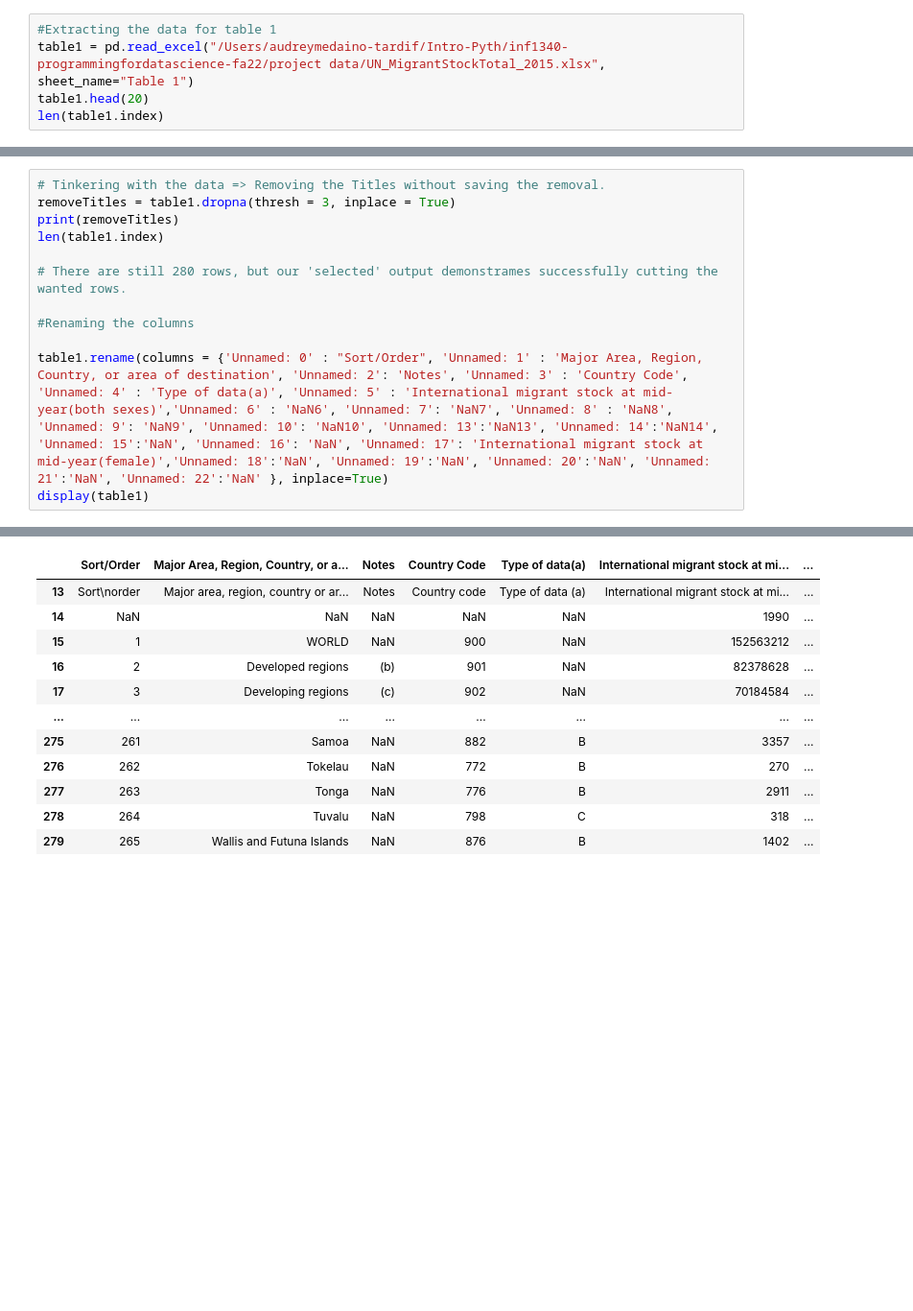
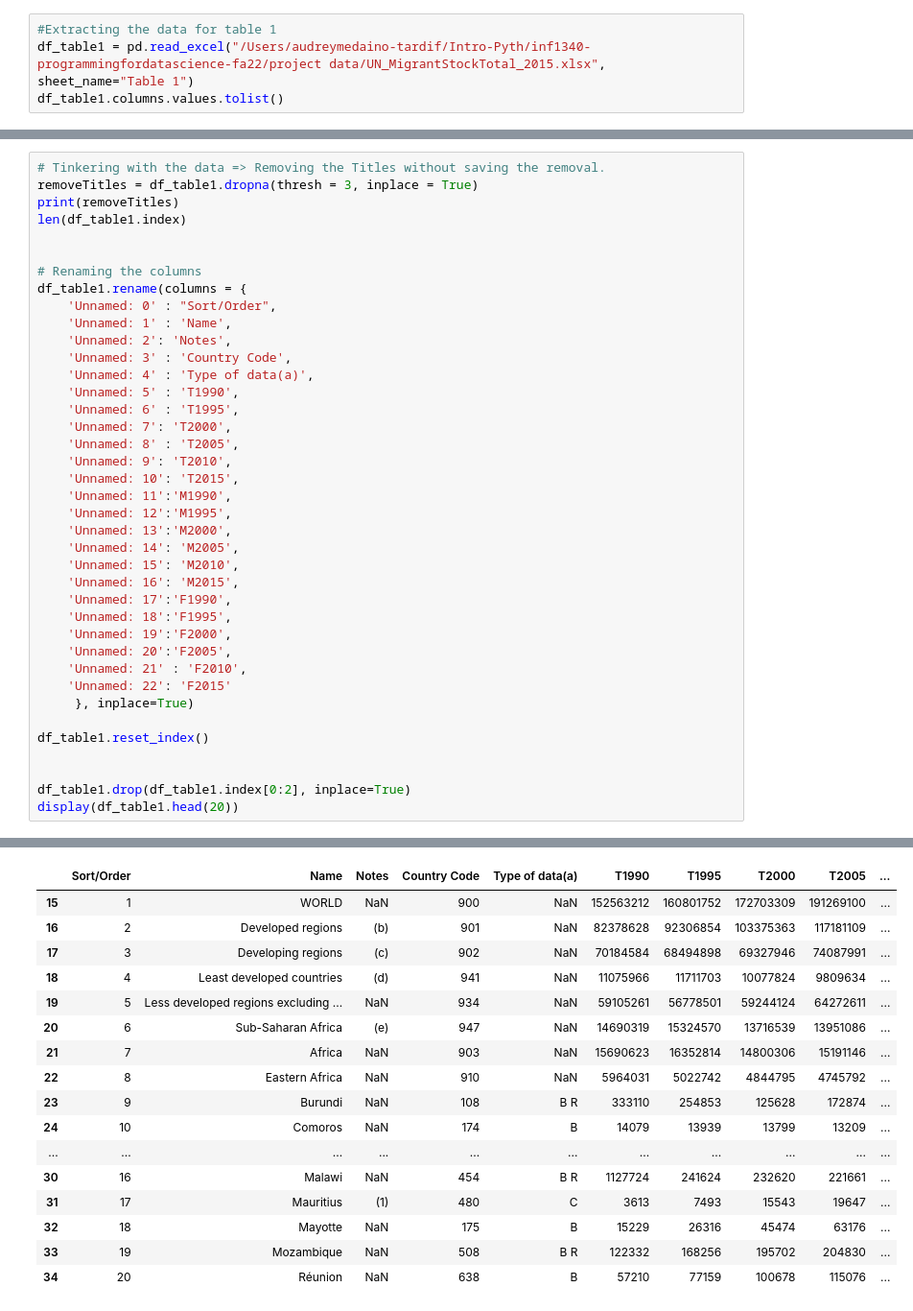
Before and after one commit to zhenwujason/inf1340-ZhenWuJason-Project, a Jupyter notebook: mid-term-project-submissions/data-cleaning.ipynb, the cells around one changed output, grey strips where cells are left out. Shown: that part at 96% size. Drawn from its saved outputs; the diff is of its cells as text; blank space fills up the shorter version.

Commit message:
Project Workbook from October 25th to November 4th

```diff
--- a/mid-term-project-submissions/data-cleaning.ipynb
+++ b/mid-term-project-submissions/data-cleaning.ipynb
@@ -7,6 +26,5 @@ import openpyxl as opp
 # %%
 #Extracting the data for table 1
-table1 = pd.read_excel("/Users/audreymedaino-tardif/Intro-Pyth/inf1340-programmingfordatascience-fa22/project data/UN_MigrantStockTotal_2015.xlsx", sheet_name="Table 1")
-table1.head(20)
-len(table1.index)
+df_table1 = pd.read_excel("/Users/audreymedaino-tardif/Intro-Pyth/inf1340-programmingfordatascience-fa22/project data/UN_MigrantStockTotal_2015.xlsx", sheet_name="Table 1")
+df_table1.columns.values.tolist()
 # %% [output]
@@ -14,26 +48,58 @@ len(table1.index)
 # %%
 # Tinkering with the data => Removing the Titles without saving the removal.
-removeTitles = table1.dropna(thresh = 3, inplace = True)
+removeTitles = df_table1.dropna(thresh = 3, inplace = True)
 print(removeTitles)
-len(table1.index)
+len(df_table1.index)
 
-# There are still 280 rows, but our 'selected' output demonstrames successfully cutting the wanted rows.
 
-#Renaming the columns
+# Renaming the columns
+df_table1.rename(columns = {
+    'Unnamed: 0' : "Sort/Order",
+    'Unnamed: 1' : 'Name',
+    'Unnamed: 2': 'Notes',
+    'Unnamed: 3' : 'Country Code',
+    'Unnamed: 4' : 'Type of data(a)',
+    'Unnamed: 5' : 'T1990',
+    'Unnamed: 6' : 'T1995',
+    'Unnamed: 7': 'T2000',
+    'Unnamed: 8' : 'T2005',
+    'Unnamed: 9': 'T2010',
+    'Unnamed: 10': 'T2015',
+    'Unnamed: 11':'M1990',
+    'Unnamed: 12':'M1995',
+    'Unnamed: 13':'M2000',
+    'Unnamed: 14': 'M2005',
+    'Unnamed: 15': 'M2010',
+    'Unnamed: 16': 'M2015',
+    'Unnamed: 17':'F1990',
+    'Unnamed: 18':'F1995',
+    'Unnamed: 19':'F2000',
+    'Unnamed: 20':'F2005',
+    'Unnamed: 21' : 'F2010',
+    'Unnamed: 22': 'F2015'
+     }, inplace=True)
 
-table1.rename(columns = {'Unnamed: 0' : "Sort/Order", 'Unnamed: 1' : 'Major Area, Region, Country, or area of destination', 'Unnamed: 2': 'Notes', 'Unnamed: 3' : 'Country Code', 'Unnamed: 4' : 'Type of data(a)', 'Unnamed: 5' : 'International migrant stock at mid-year(both sexes)','Unnamed: 6' : 'NaN6', 'Unnamed: 7': 'NaN7', 'Unnamed: 8' : 'NaN8', 'Unnamed: 9': 'NaN9', 'Unnamed: 10': 'NaN10', 'Unnamed: 13':'NaN13', 'Unnamed: 14':'NaN14', 'Unnamed: 15':'NaN', 'Unnamed: 16': 'NaN', 'Unnamed: 17': 'International migrant stock at mid-year(female)','Unnamed: 18':'NaN', 'Unnamed: 19':'NaN', 'Unnamed: 20':'NaN', 'Unnamed: 21':'NaN', 'Unnamed: 22':'NaN' }, inplace=True)
-display(table1)
+df_table1.reset_index()
+
+
+df_table1.drop(df_table1.index[0:2], inplace=True)
+display(df_table1.head(20))
 # %% [output]
 None
-|  | Sort/Order | Major Area, Region, Country, or a... | Notes | Country Code | Type of data(a) | International migrant stock at mi... | ... |
-| 13 | Sort\norder | Major area, region, country or ar... | Notes | Country code | Type of data (a) | International migrant stock at mi... | ... |
-| 14 | NaN | NaN | NaN | NaN | NaN | 1990 | ... |
-| 15 | 1 | WORLD | NaN | 900 | NaN | 152563212 | ... |
-| 16 | 2 | Developed regions | (b) | 901 | NaN | 82378628 | ... |
-| 17 | 3 | Developing regions | (c) | 902 | NaN | 70184584 | ... |
-| ... | ... | ... | ... | ... | ... | ... | ... |
-| 275 | 261 | Samoa | NaN | 882 | B | 3357 | ... |
-| 276 | 262 | Tokelau | NaN | 772 | B | 270 | ... |
-| 277 | 263 | Tonga | NaN | 776 | B | 2911 | ... |
-| 278 | 264 | Tuvalu | NaN | 798 | C | 318 | ... |
-| 279 | 265 | Wallis and Futuna Islands | NaN | 876 | B | 1402 | ... |
+|  | Sort/Order | Name | Notes | Country Code | Type of data(a) | T1990 | T1995 | T2000 | T2005 | ... |
+| 15 | 1 | WORLD | NaN | 900 | NaN | 152563212 | 160801752 | 172703309 | 191269100 | ... |
+| 16 | 2 | Developed regions | (b) | 901 | NaN | 82378628 | 92306854 | 103375363 | 117181109 | ... |
+| 17 | 3 | Developing regions | (c) | 902 | NaN | 70184584 | 68494898 | 69327946 | 74087991 | ... |
+| 18 | 4 | Least developed countries | (d) | 941 | NaN | 11075966 | 11711703 | 10077824 | 9809634 | ... |
+| 19 | 5 | Less developed regions excluding ... | NaN | 934 | NaN | 59105261 | 56778501 | 59244124 | 64272611 | ... |
+| 20 | 6 | Sub-Saharan Africa | (e) | 947 | NaN | 14690319 | 15324570 | 13716539 | 13951086 | ... |
+| 21 | 7 | Africa | NaN | 903 | NaN | 15690623 | 16352814 | 14800306 | 15191146 | ... |
+| 22 | 8 | Eastern Africa | NaN | 910 | NaN | 5964031 | 5022742 | 4844795 | 4745792 | ... |
+| 23 | 9 | Burundi | NaN | 108 | B R | 333110 | 254853 | 125628 | 172874 | ... |
+| 24 | 10 | Comoros | NaN | 174 | B | 14079 | 13939 | 13799 | 13209 | ... |
+| ... | ... | ... | ... | ... | ... | ... | ... | ... | ... | ... |
+| 30 | 16 | Malawi | NaN | 454 | B R | 1127724 | 241624 | 232620 | 221661 | ... |
+| 31 | 17 | Mauritius | (1) | 480 | C | 3613 | 7493 | 15543 | 19647 | ... |
+| 32 | 18 | Mayotte | NaN | 175 | B | 15229 | 26316 | 45474 | 63176 | ... |
+| 33 | 19 | Mozambique | NaN | 508 | B R | 122332 | 168256 | 195702 | 204830 | ... |
+| 34 | 20 | Réunion | NaN | 638 | B | 57210 | 77159 | 100678 | 115076 | ... |
```
Also changed, not shown: parts of 21 cells of this notebook, 1 other file.
